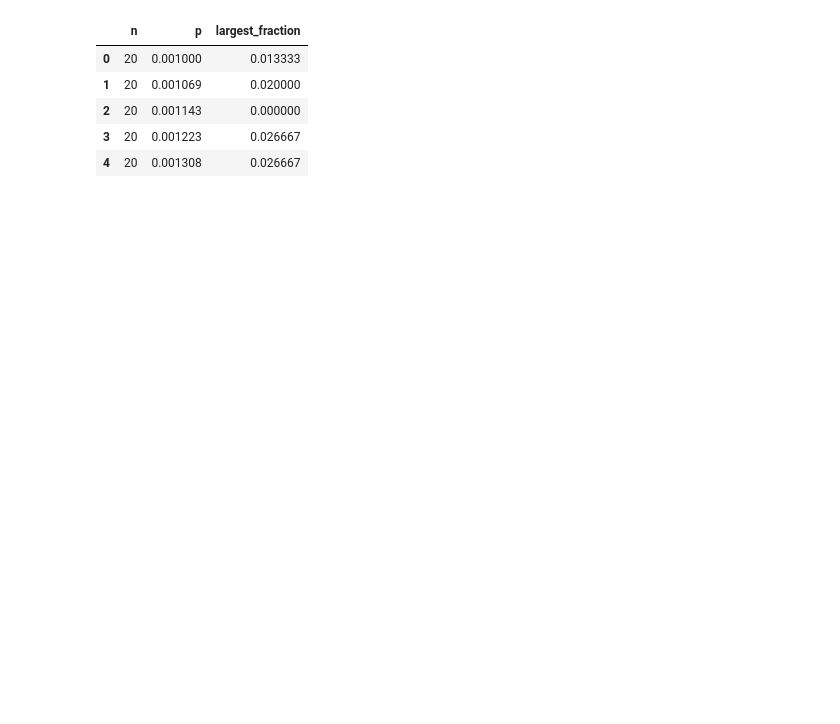
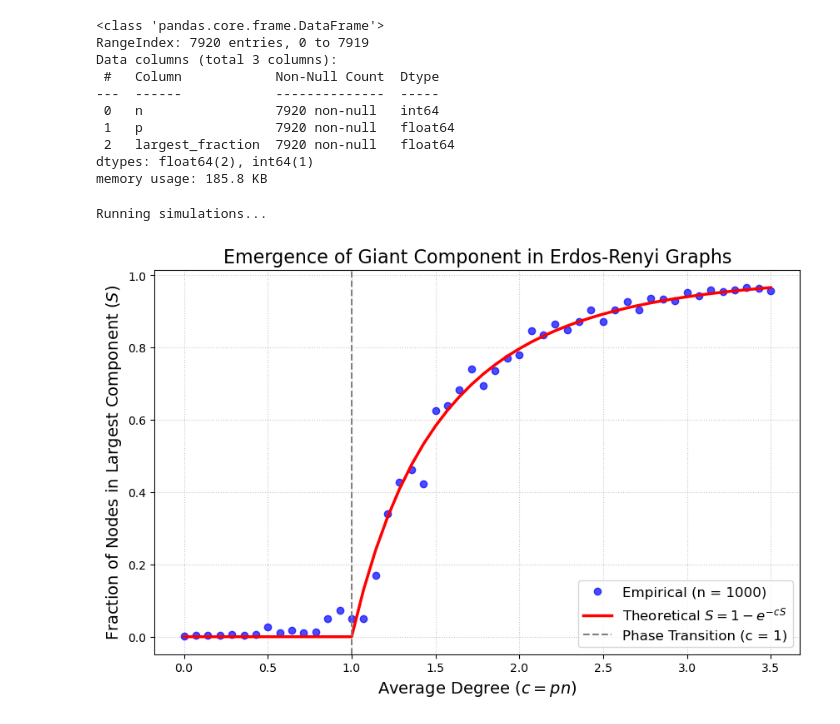
Before and after one commit to Enoch-1Liu/Erdos-Renyi, a Jupyter notebook: Data-analysis.ipynb, the cells around one changed output. Drawn from its saved outputs; the diff is of its cells as text; code cells hidden in the pictures; blank space fills up the shorter version.

Commit message:
Added giant component images for n = 1000, 2000, 10000. Add code from Data-analysis.ipynb to giant component once ZZ pushes the notebook

```diff
--- a/Data-analysis.ipynb
+++ b/Data-analysis.ipynb
@@ -7,13 +9,17 @@ import plotly.graph_objects as go
 # %%
 df = pd.read_parquet("overnight_erdos_data.parquet")
-df.head()
+df.info()
 # %% [output]
-|  | n | p | largest_fraction |
-| 0 | 20 | 0.001000 | 0.013333 |
-| 1 | 20 | 0.001069 | 0.020000 |
-| 2 | 20 | 0.001143 | 0.000000 |
-| 3 | 20 | 0.001223 | 0.026667 |
-| 4 | 20 | 0.001308 | 0.026667 |
+<class 'pandas.core.frame.DataFrame'>
+RangeIndex: 7920 entries, 0 to 7919
+Data columns (total 3 columns):
+ #   Column            Non-Null Count  Dtype
+---  ------            --------------  -----
+ 0   n                 7920 non-null   int64
+ 1   p                 7920 non-null   float64
+ 2   largest_fraction  7920 non-null   float64
+dtypes: float64(2), int64(1)
+memory usage: 185.8 KB
 # %%
 fig = px.histogram(df, x = df['largest_fraction'])
 fig.show()
@@ -42,3 +48,50 @@ fig.update_layout(
 )
 
 fig.show()
+# %%
+def theoretical_S(c):
+    """Derived S value"""
+    if c <= 1:
+        return 0
+
+    func = lambda S: S - 1 + np.exp(-c * S)
+
+    S_solution = fsolve(func, 0.9)[0] # Use 0.9 as an initial guess for S
+    return S_solution
+
+n = 1000
+"""1000 at roughly 3s, 2000 at roughly 11s, 10000 roughly at 2.5m"""
+c_vals = np.linspace(0.0, 3.5, 50) # range of avg degrees to test
+empirical_S = []
+theoretical_S_vals = []
+
+print("Running simulations...")
+for c in c_vals:
+    p = c / n
+
+    G = nx.erdos_renyi_graph(n, p)
+
+    largest_cc = max(nx.connected_components(G), key=len)
+
+    empirical_S.append(len(largest_cc) / n)
+
+    theoretical_S_vals.append(theoretical_S(c))
+
+plt.figure(figsize=(10,6))
+plt.plot(c_vals, empirical_S, 'o', label = f'Empirical (n = {n})',
+         markersize = 6, alpha = 0.7, color = 'blue')
+plt.plot(c_vals, theoretical_S_vals, '-', label = 'Theoretical $S = 1 - e^{-cS}$', color = 'red', linewidth = 2.5)
+
+#phase transitions
+plt.axvline(x = 1, color = 'gray', linestyle = '--', label = 'Phase Transition (c = 1)')
+
+plt.title('Emergence of Giant Component in Erdos-Renyi Graphs', fontsize = 16)
+plt.xlabel('Average Degree ($c = pn$)', fontsize = 14)
+plt.ylabel('Fraction of Nodes in Largest Component ($S$)', fontsize = 14)
+plt.legend(fontsize = 12)
+plt.grid(True, linestyle = ':', alpha = 0.7)
+
+plt.show()
+# %% [output]
+Running simulations...
+[figure, added]
```
Also changed, not shown: parts of 1 cell of this notebook, 3 other files.
